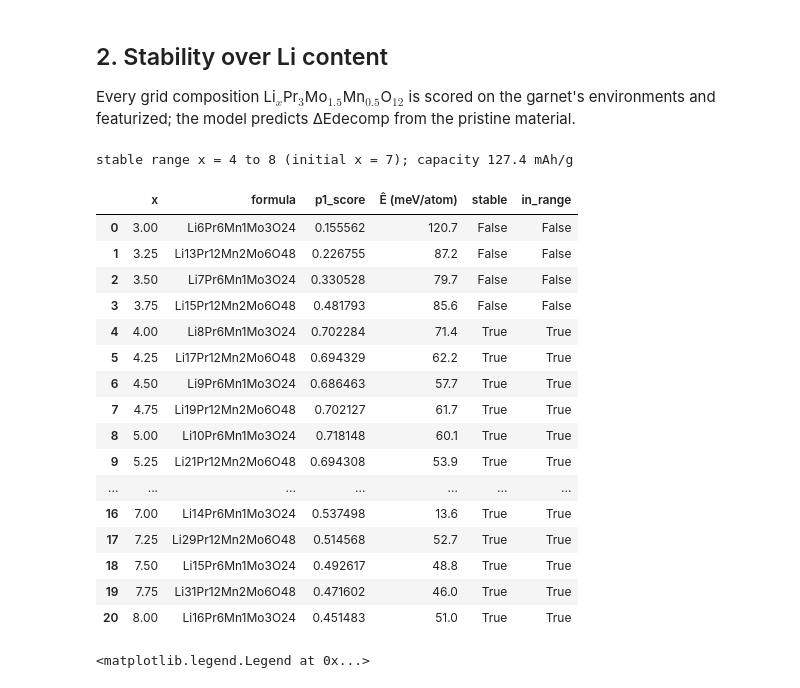
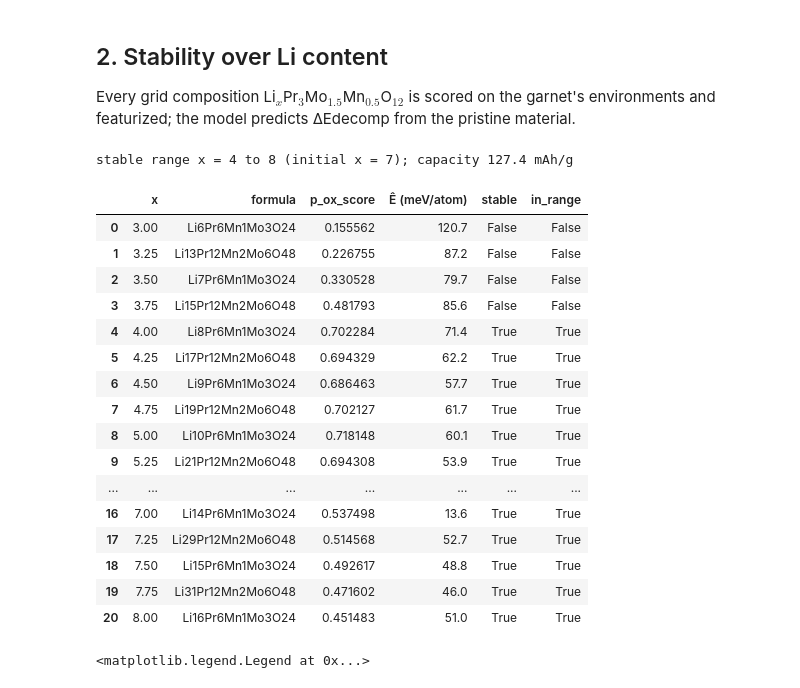
Before and after one commit to CharlesSchwarz/ion_insertion_modeling, a Jupyter notebook: notebooks/03_cathode_analysis.ipynb, the cells around one changed output. Drawn from its saved outputs; the diff is of its cells as text; code cells hidden in the pictures.

```diff
--- a/notebooks/03_cathode_analysis.ipynb
+++ b/notebooks/03_cathode_analysis.ipynb
@@ -58,13 +58,13 @@ featurized; the model predicts ΔEdecomp from the pristine material.
 # %%
 grid = np.arange(3, 8.01, 0.25)
 curve = ins.stability_curve(garnet, EDECOMP_INITIAL, model, x_grid=grid, framework=FRAMEWORK)
 cap = curve.capacity()
 print(f"stable range x = {cap.x_lo:g} to {cap.x_hi:g} (initial x = {curve.x_initial:g}); capacity {cap.capacity_mAh_g:.1f} mAh/g")
-curve.states[["x", "formula", "p1_score", "edecomp_pred", "stable", "in_range"]].assign(
+curve.states[["x", "formula", "p_ox_score", "edecomp_pred", "stable", "in_range"]].assign(
     edecomp_pred=lambda d: (1000 * d.edecomp_pred).round(1)).rename(columns={"edecomp_pred": "Ê (meV/atom)"})
 # %% [output]
 stable range x = 4 to 8 (initial x = 7); capacity 127.4 mAh/g
-|  | x | formula | p1_score | Ê (meV/atom) | stable | in_range |
+|  | x | formula | p_ox_score | Ê (meV/atom) | stable | in_range |
 | 0 | 3.00 | Li6Pr6Mn1Mo3O24 | 0.155562 | 120.7 | False | False |
 | 1 | 3.25 | Li13Pr12Mn2Mo6O48 | 0.226755 | 87.2 | False | False |
 | 2 | 3.50 | Li7Pr6Mn1Mo3O24 | 0.330528 | 79.7 | False | False |
```
Also changed, not shown: parts of 1 cell of this notebook, 42 other files.
